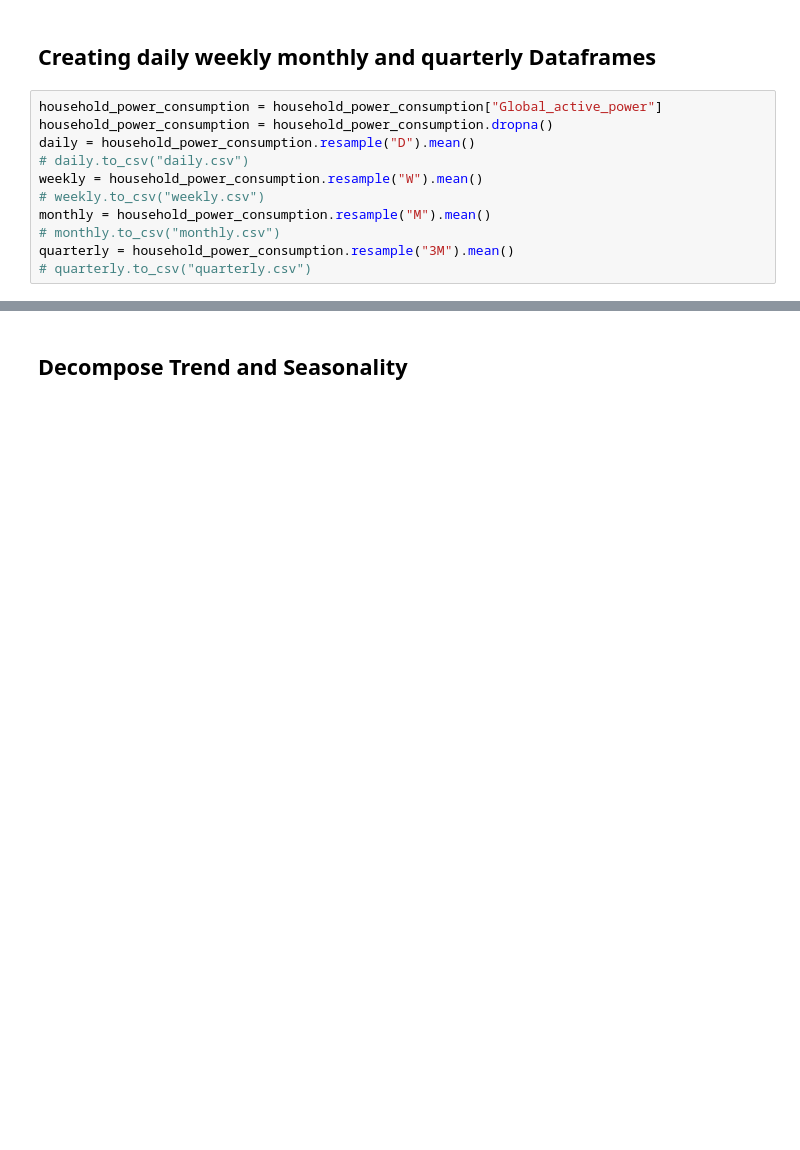
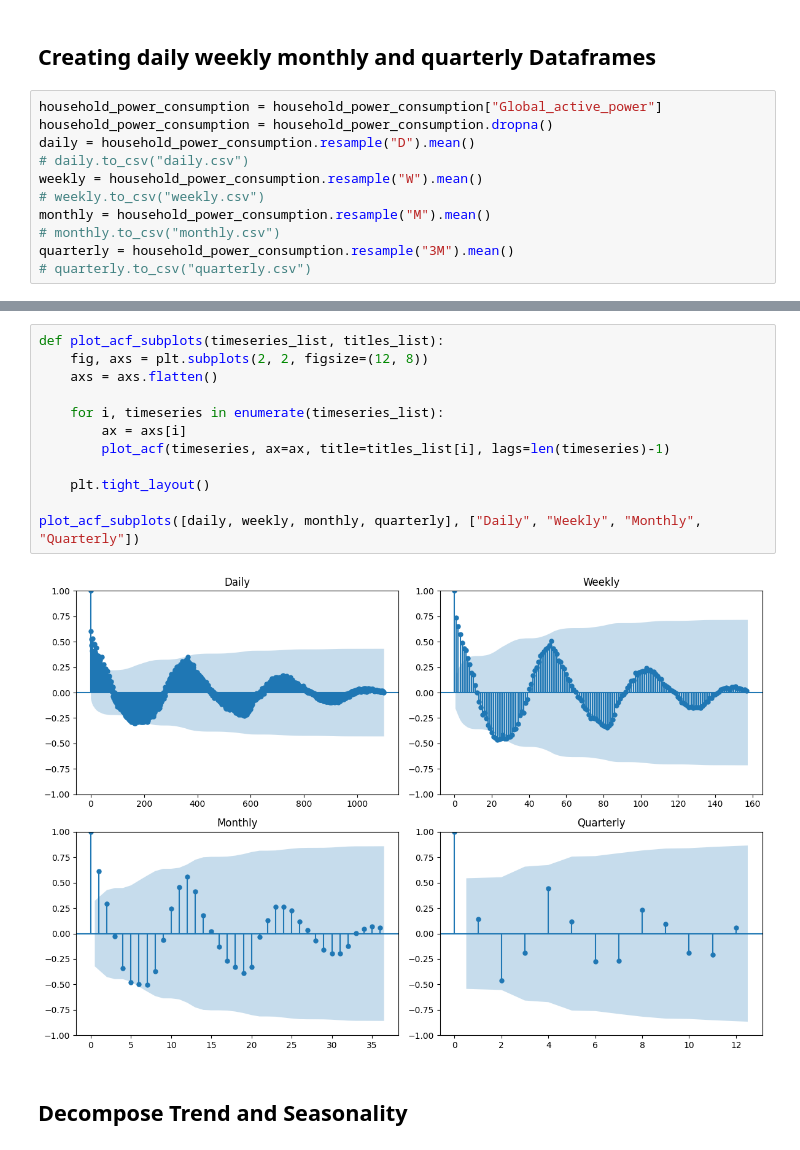
Before and after one commit to ElbazHaim/household_electricity_timeseries_project, a Jupyter notebook: project.ipynb, the cells around one changed output, grey strips where cells are left out. Cells and saved outputs as stored; diff of their text form; blank space fills up the shorter version.

```diff
--- a/project.ipynb
+++ b/project.ipynb
@@ -68,3 +101,17 @@ plt.plot()
+# %%
+def plot_acf_subplots(timeseries_list, titles_list):
+    fig, axs = plt.subplots(2, 2, figsize=(12, 8))
+    axs = axs.flatten()
+
+    for i, timeseries in enumerate(timeseries_list):
+        ax = axs[i]
+        plot_acf(timeseries, ax=ax, title=titles_list[i], lags=len(timeseries)-1)
+
+    plt.tight_layout()
+
+plot_acf_subplots([daily, weekly, monthly, quarterly], ["Daily", "Weekly", "Monthly", "Quarterly"])
+# %% [output]
+[figure, added]
 # %% [markdown]
 ## Decompose Trend and Seasonality
 # %%
```
Also changed, not shown: parts of 24 cells of this notebook, 3 other files.
